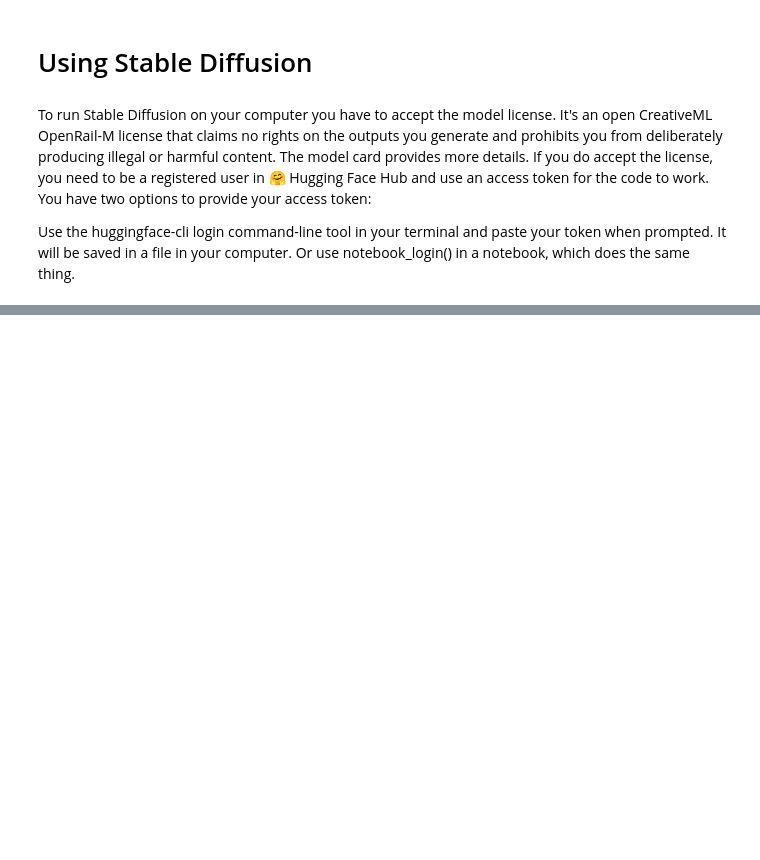
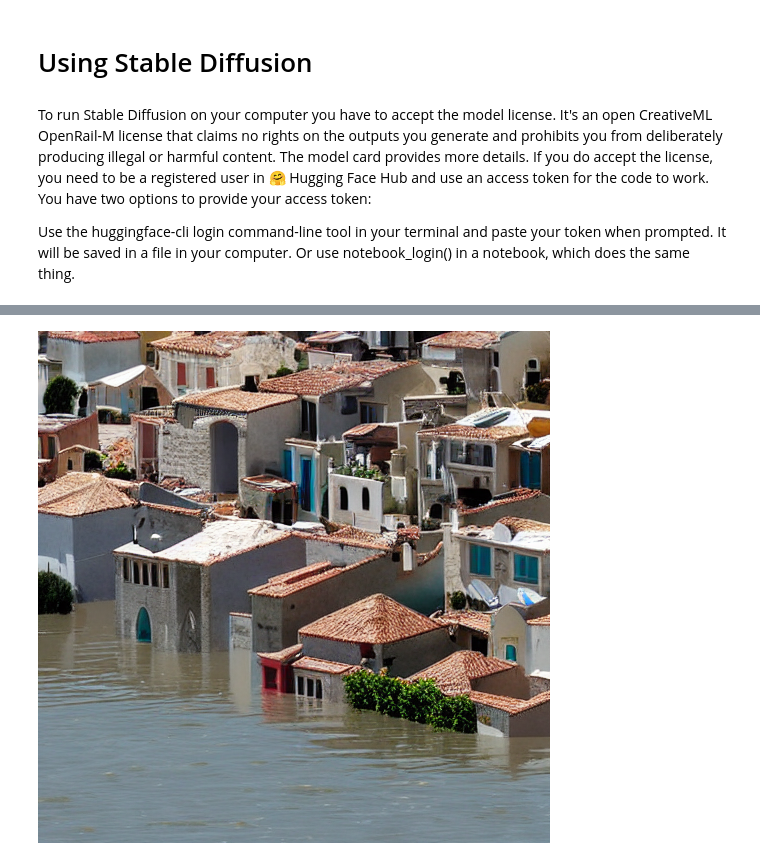
Before and after one commit to afortuny/StableDifusion, a Jupyter notebook: Stable_Diffusion_Deep_Dive.ipynb, the cells around one changed output, grey strips where cells are left out. Saved outputs shown, nothing was run; the diff lists cells and outputs as text; code cells hidden in the pictures; blank space fills up the shorter version.

```diff
--- a/Stable_Diffusion_Deep_Dive.ipynb
+++ b/Stable_Diffusion_Deep_Dive.ipynb
@@ -56,0 +71,5 @@ ModuleNotFoundError: ignored
+# %%
+torch.manual_seed(1024)
+pipe(prompt).images[0]
+# %% [output]
+[figure, added]
```
Also changed, not shown: parts of 10 cells of this notebook.
